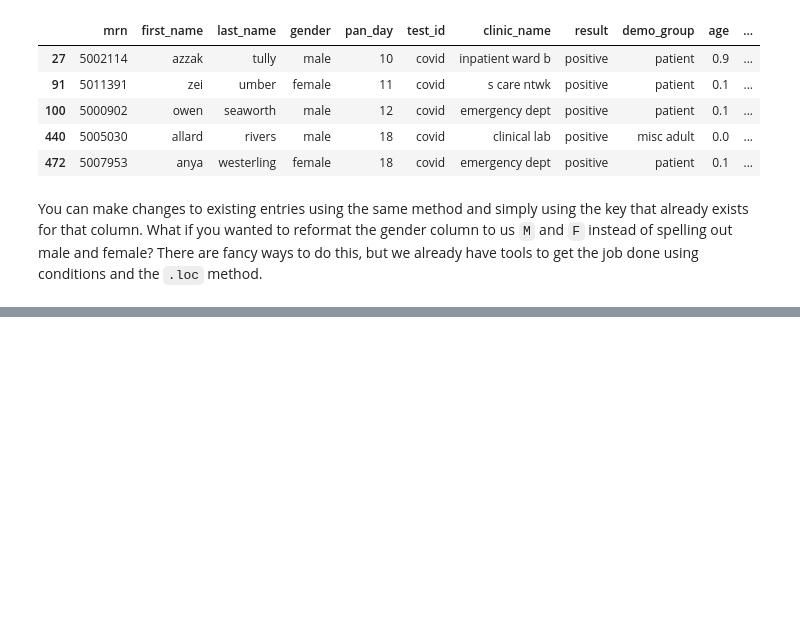
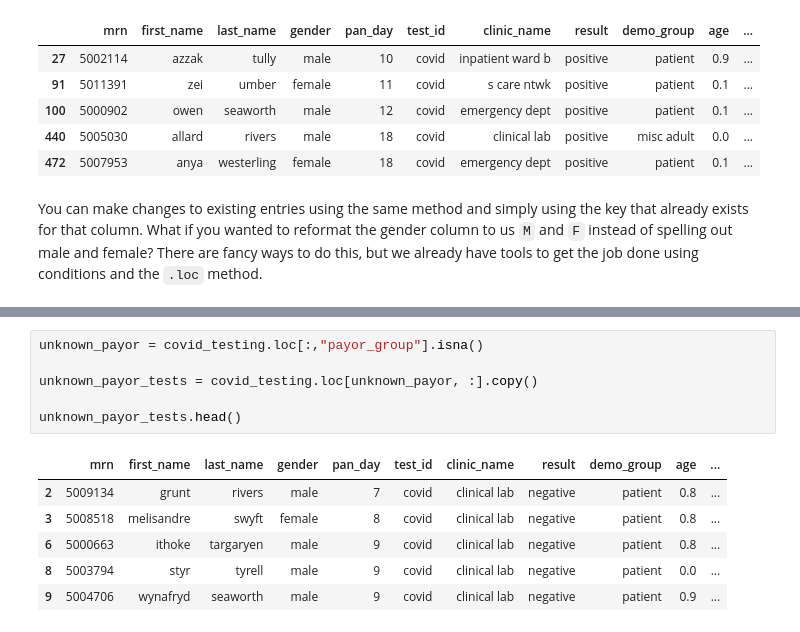
Before and after one commit to arcus/education_modules, a Jupyter notebook: pandas_transform/notebooks/dataframe_example.ipynb, the cells around one changed output, grey strips where cells are left out. Cells and saved outputs as stored; diff of their text form; blank space fills up the shorter version.

```diff
--- a/pandas_transform/notebooks/dataframe_example.ipynb
+++ b/pandas_transform/notebooks/dataframe_example.ipynb
@@ -231,0 +288,13 @@ infant_positive.head()
+# %%
+unknown_payor = covid_testing.loc[:,"payor_group"].isna()
+
+unknown_payor_tests = covid_testing.loc[unknown_payor, :].copy()
+
+unknown_payor_tests.head()
+# %% [output]
+|  | mrn | first_name | last_name | gender | pan_day | test_id | clinic_name | result | demo_group | age | ... |
+| 2 | 5009134 | grunt | rivers | male | 7 | covid | clinical lab | negative | patient | 0.8 | ... |
+| 3 | 5008518 | melisandre | swyft | female | 8 | covid | clinical lab | negative | patient | 0.8 | ... |
+| 6 | 5000663 | ithoke | targaryen | male | 9 | covid | clinical lab | negative | patient | 0.8 | ... |
+| 8 | 5003794 | styr | tyrell | male | 9 | covid | clinical lab | negative | patient | 0.0 | ... |
+| 9 | 5004706 | wynafryd | seaworth | male | 9 | covid | clinical lab | negative | patient | 0.9 | ... |
```
Also changed, not shown: parts of 10 cells of this notebook.
